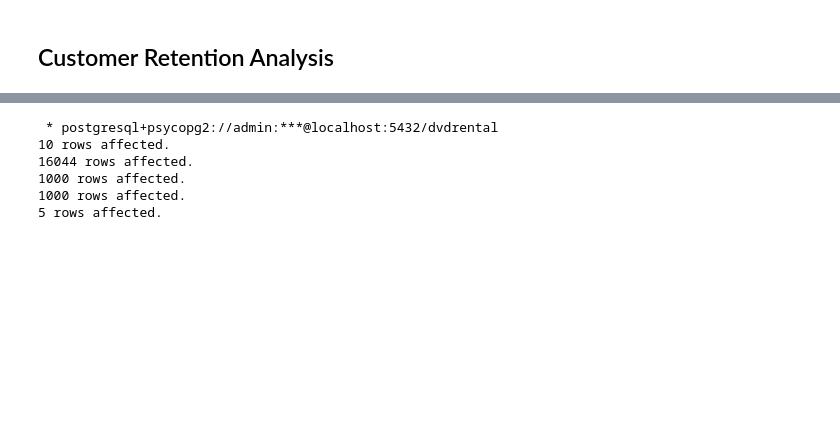
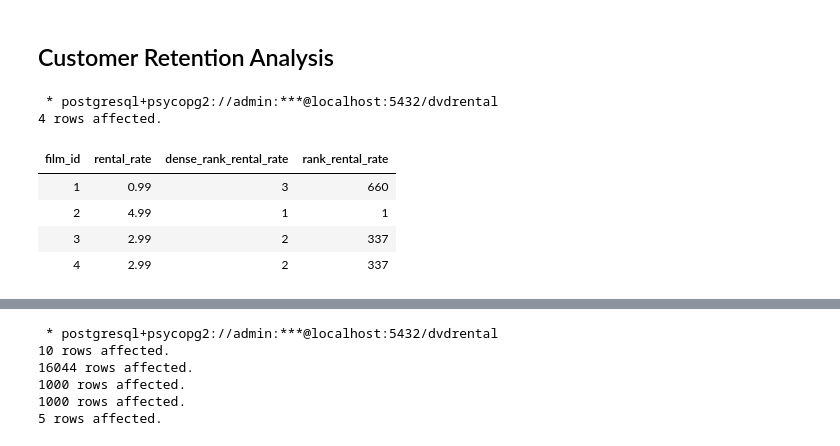
Before and after one commit to lohraspco/data-science, a Jupyter notebook: SQL/sql_codes.ipynb, the cells around one changed output, grey strips where cells are left out. Drawn from its saved outputs; the diff is of its cells as text; code cells hidden in the pictures; blank space fills up the shorter version.

```diff
--- a/SQL/sql_codes.ipynb
+++ b/SQL/sql_codes.ipynb
@@ -22,3 +19,21 @@ get_ipython().run_line_magic("config", "SqlMagic.style = 'PLAIN_COLUMNS'")
 # FAANG Interview Questions
 # %% [markdown]
 ## Customer Retention Analysis
+# %%
+%%sql
+SELECT
+    film_id,
+    rental_rate,
+    DENSE_RANK() OVER (  ORDER BY rental_rate DESC) AS dense_rank_rental_rate,
+    RANK() OVER (  ORDER BY rental_rate DESC) AS rank_rental_rate
+
+FROM dvd.film
+order by film_id, rental_rate limit 4;
+# %% [output]
+ * postgresql+psycopg2://admin:***@localhost:5432/dvdrental
+4 rows affected.
+| film_id | rental_rate | dense_rank_rental_rate | rank_rental_rate |
+| 1 | 0.99 | 3 | 660 |
+| 2 | 4.99 | 1 | 1 |
+| 3 | 2.99 | 2 | 337 |
+| 4 | 2.99 | 2 | 337 |
```
Also changed, not shown: parts of 2 cells of this notebook, 3 other files.
